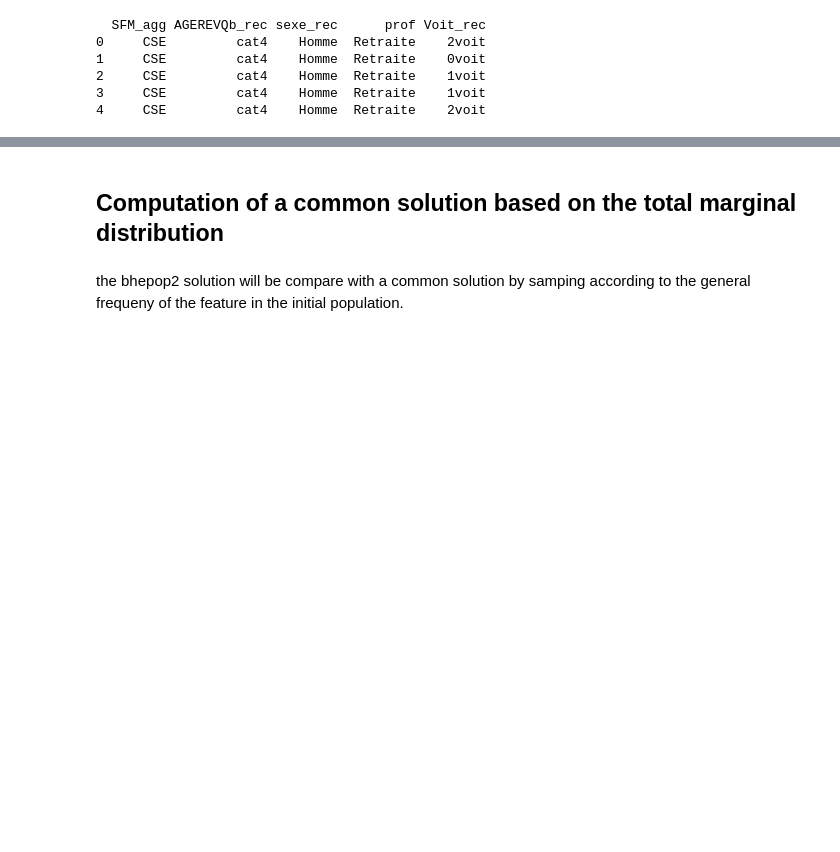
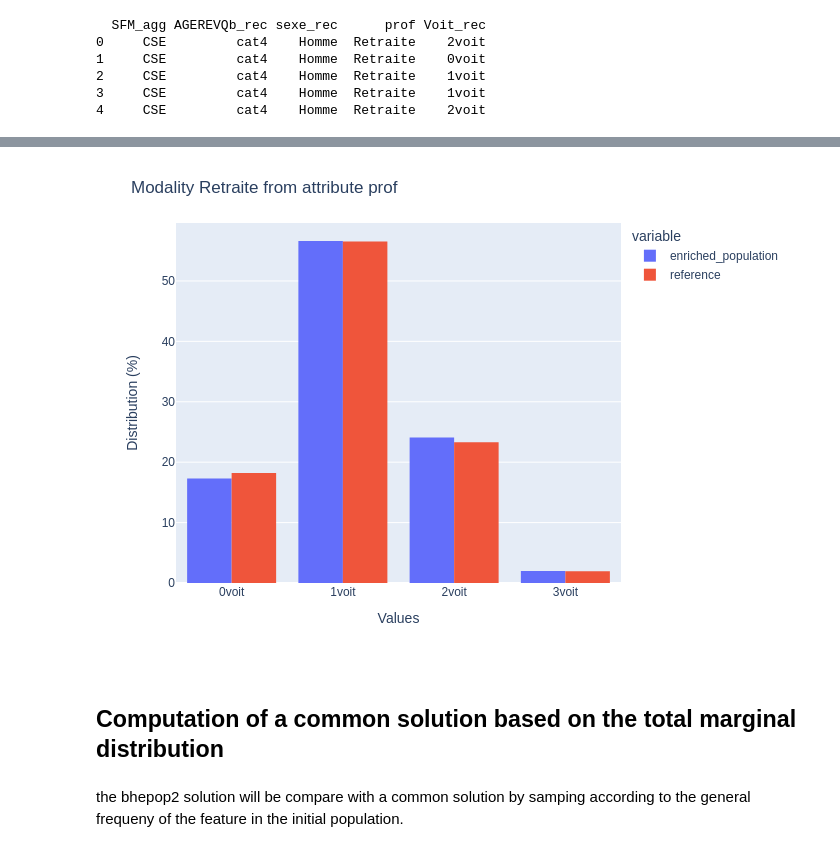
Before and after one commit to tellae/bhepop2, a Jupyter notebook: examples/demo_qualitative.ipynb, the cells around one changed output, grey strips where cells are left out. Drawn from its saved outputs; the diff is of its cells as text; code cells hidden in the pictures; blank space fills up the shorter version.

```diff
--- a/examples/demo_qualitative.ipynb
+++ b/examples/demo_qualitative.ipynb
@@ -200,3 +196,7 @@ print(bhepop2_pop.head())
+# %%
+Image(analysis.plot_analysis_compare("prof", "Retraite").to_image())
+# %% [output]
+[figure, added]
 # %% [markdown]
 ## Computation of a common solution based on the total marginal distribution
 # %% [markdown]
```
Also changed, not shown: parts of 21 cells of this notebook.
